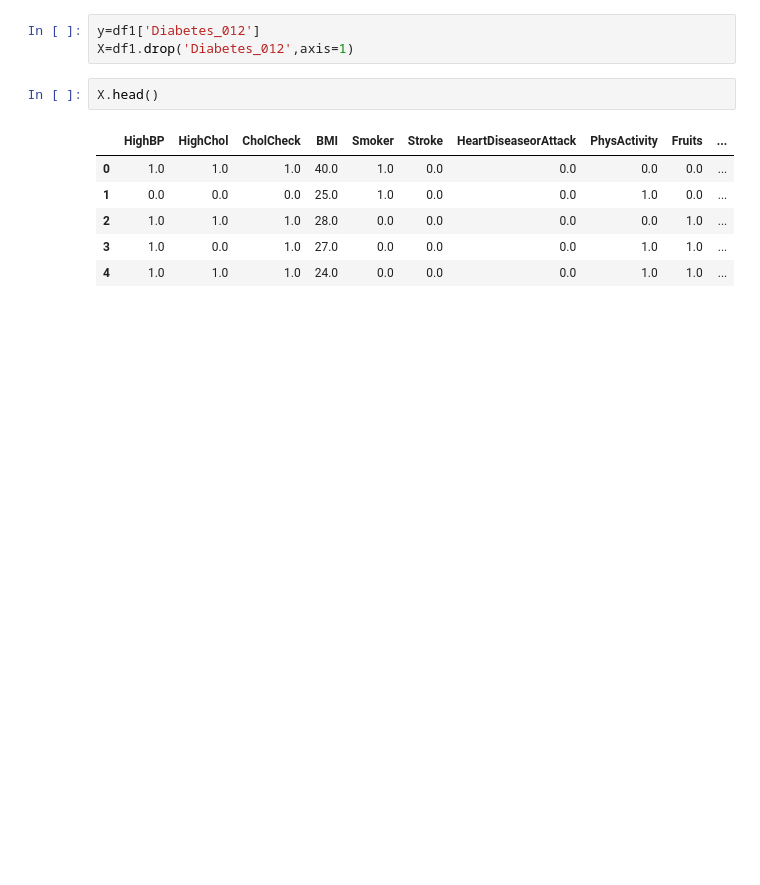
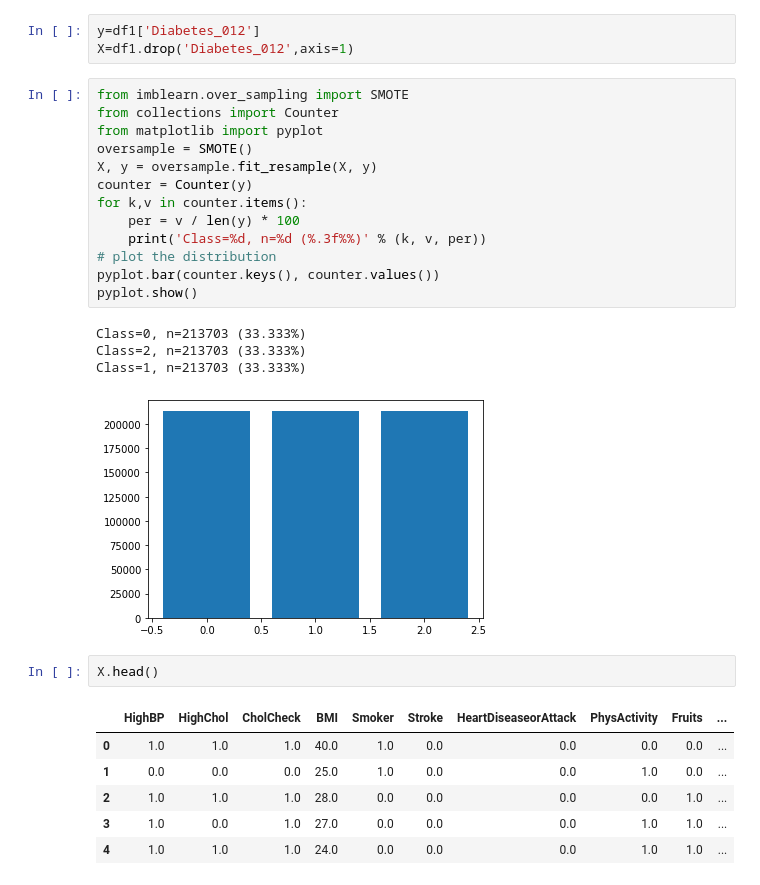
Before and after one commit to akshay0091/Diabetes-health-indicators, a Jupyter notebook: diabetes-prediction.ipynb, the cells around one changed output. Saved outputs shown, nothing was run; the diff lists cells and outputs as text; blank space fills up the shorter version.

```diff
--- a/diabetes-prediction.ipynb
+++ b/diabetes-prediction.ipynb
@@ -125,6 +141,24 @@ df2=df1.head(5000)
 # %%
 y=df1['Diabetes_012']
 X=df1.drop('Diabetes_012',axis=1)
+# %%
+from imblearn.over_sampling import SMOTE
+from collections import Counter
+from matplotlib import pyplot
+oversample = SMOTE()
+X, y = oversample.fit_resample(X, y)
+counter = Counter(y)
+for k,v in counter.items():
+    per = v / len(y) * 100
+    print('Class=%d, n=%d (%.3f%%)' % (k, v, per))
+# plot the distribution
+pyplot.bar(counter.keys(), counter.values())
+pyplot.show()
+# %% [output]
+Class=0, n=213703 (33.333%)
+Class=2, n=213703 (33.333%)
+Class=1, n=213703 (33.333%)
+[figure, added]
 # %%
 X.head()
 # %% [output]
```
Also changed, not shown: parts of 19 cells of this notebook.
